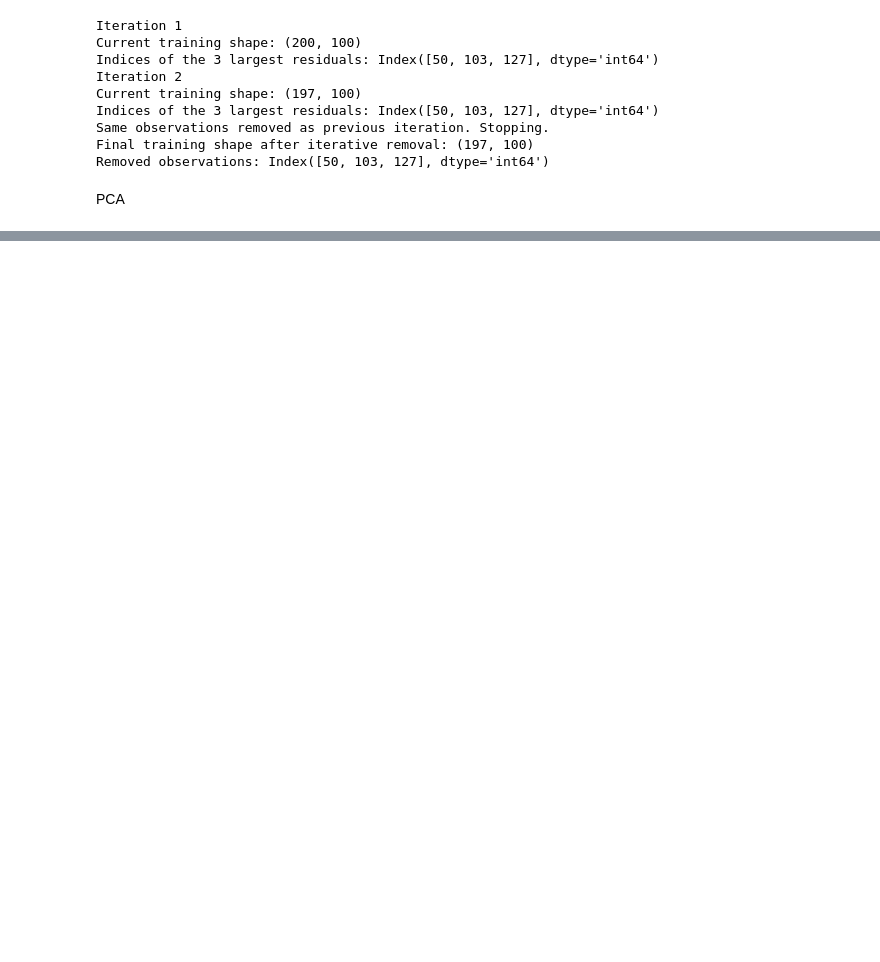
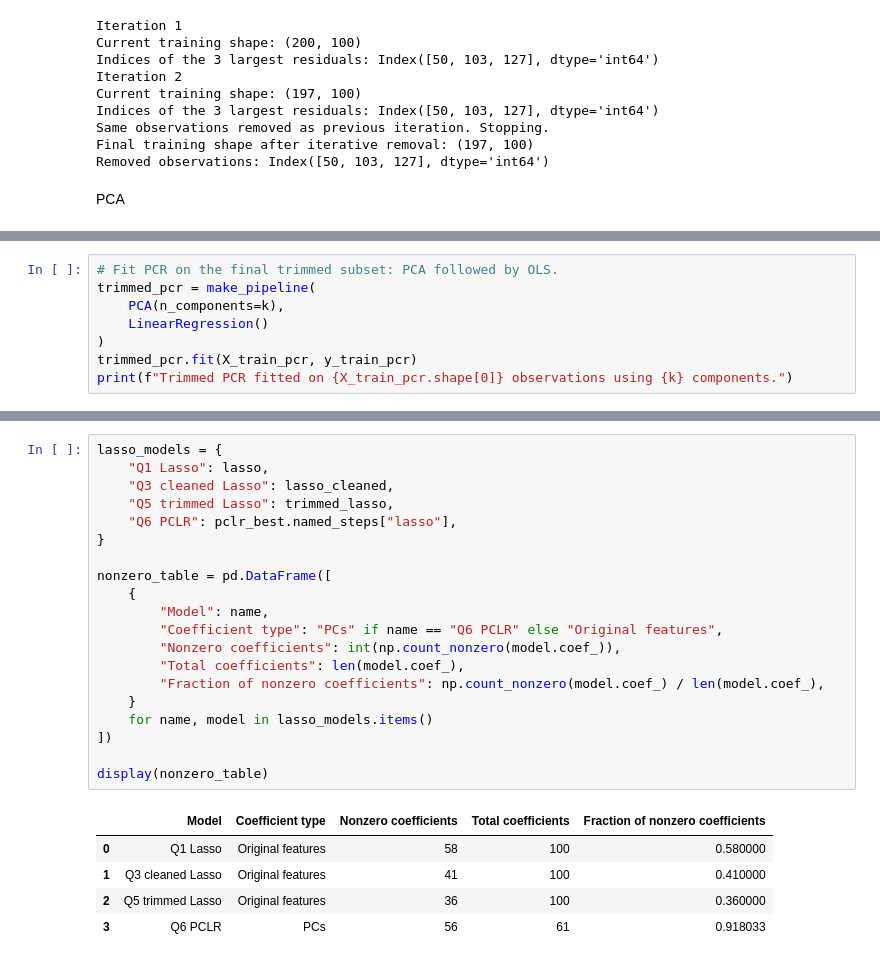
Before and after one commit to romaobraz04/ml-or-assignment-code, a Jupyter notebook: src/regression_outliers.ipynb, the cells around one changed output, grey strips where cells are left out. Drawn from its saved outputs; the diff is of its cells as text; blank space fills up the shorter version.

Commit message:
All Section 1 complete, just finalizing Q9 report and code.

```diff
--- a/src/regression_outliers.ipynb
+++ b/src/regression_outliers.ipynb
@@ -319,0 +338,8 @@ Removed observations: Index([107, 113, 191], dtype='int64')
+# %%
+# Fit PCR on the final trimmed subset: PCA followed by OLS.
+trimmed_pcr = make_pipeline(
+    PCA(n_components=k),
+    LinearRegression()
+)
+trimmed_pcr.fit(X_train_pcr, y_train_pcr)
+print(f"Trimmed PCR fitted on {X_train_pcr.shape[0]} observations using {k} components.")
@@ -319,0 +435,26 @@ Removed observations: Index([107, 113, 191], dtype='int64')
+# %%
+lasso_models = {
+    "Q1 Lasso": lasso,
+    "Q3 cleaned Lasso": lasso_cleaned,
+    "Q5 trimmed Lasso": trimmed_lasso,
+    "Q6 PCLR": pclr_best.named_steps["lasso"],
+}
+
+nonzero_table = pd.DataFrame([
+    {
+        "Model": name,
+        "Coefficient type": "PCs" if name == "Q6 PCLR" else "Original features",
+        "Nonzero coefficients": int(np.count_nonzero(model.coef_)),
+        "Total coefficients": len(model.coef_),
+        "Fraction of nonzero coefficients": np.count_nonzero(model.coef_) / len(model.coef_),
+    }
+    for name, model in lasso_models.items()
+])
+
+display(nonzero_table)
+# %% [output]
+|  | Model | Coefficient type | Nonzero coefficients | Total coefficients | Fraction of nonzero coefficients |
+| 0 | Q1 Lasso | Original features | 58 | 100 | 0.580000 |
+| 1 | Q3 cleaned Lasso | Original features | 41 | 100 | 0.410000 |
+| 2 | Q5 trimmed Lasso | Original features | 36 | 100 | 0.360000 |
+| 3 | Q6 PCLR | PCs | 56 | 61 | 0.918033 |
```
Also changed, not shown: parts of 16 cells of this notebook, 1 other file.
